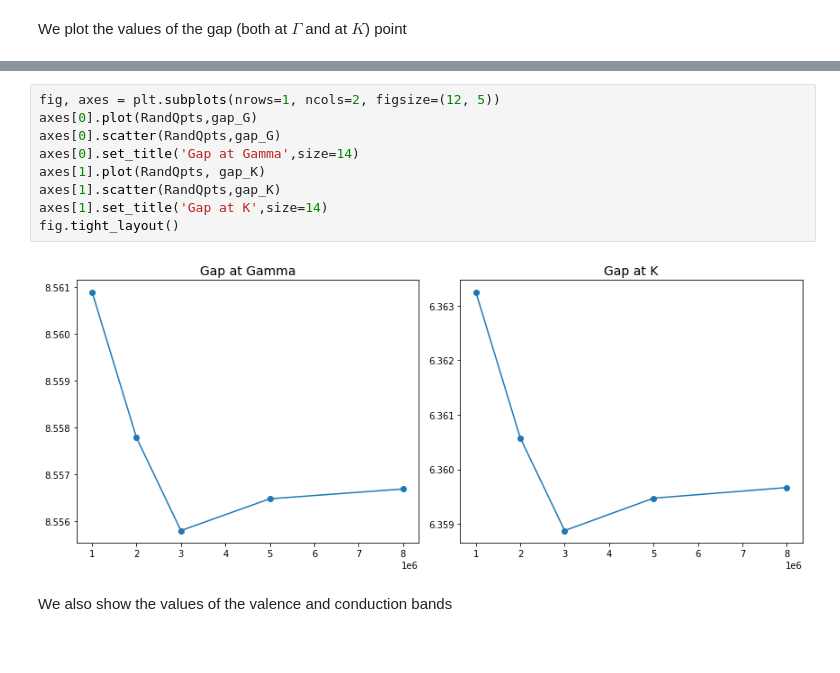
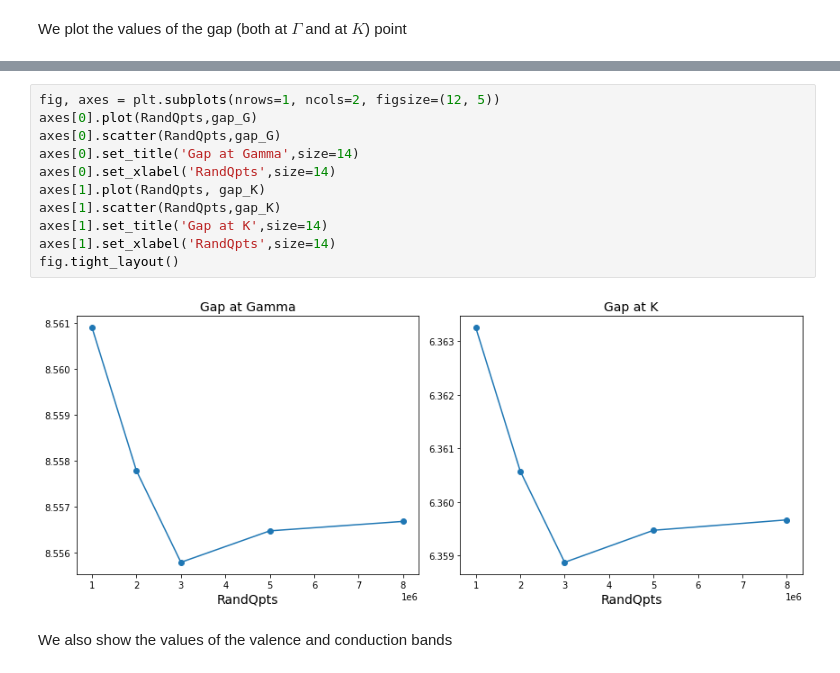
Before and after one commit to marcodalessandro76/MoS2, a Jupyter notebook: GW_Analysis.ipynb, the cells around one changed output, grey strips where cells are left out. Saved outputs shown, nothing was run; the diff lists cells and outputs as text.

```diff
--- a/GW_Analysis.ipynb
+++ b/GW_Analysis.ipynb
@@ -305,14 +305,16 @@ gap_G,gap_K
 # %%
 fig, axes = plt.subplots(nrows=1, ncols=2, figsize=(12, 5))
 axes[0].plot(RandQpts,gap_G)
 axes[0].scatter(RandQpts,gap_G)
 axes[0].set_title('Gap at Gamma',size=14)
+axes[0].set_xlabel('RandQpts',size=14)
 axes[1].plot(RandQpts, gap_K)
 axes[1].scatter(RandQpts,gap_K)
 axes[1].set_title('Gap at K',size=14)
+axes[1].set_xlabel('RandQpts',size=14)
 fig.tight_layout()
 # %% [output]
-[figure, old version]
+[figure, new version]
 # %% [markdown]
 We also show the values of the valence and conduction bands
 # %%
```
Also changed, not shown: parts of 103 cells of this notebook.
